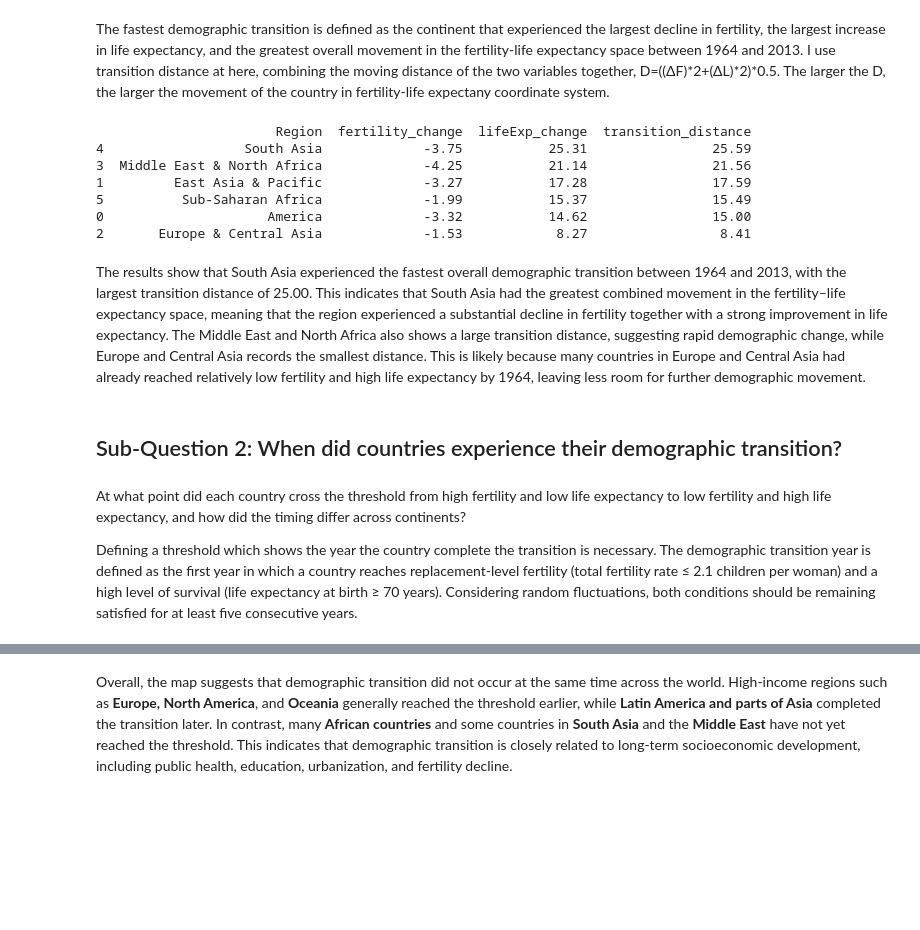
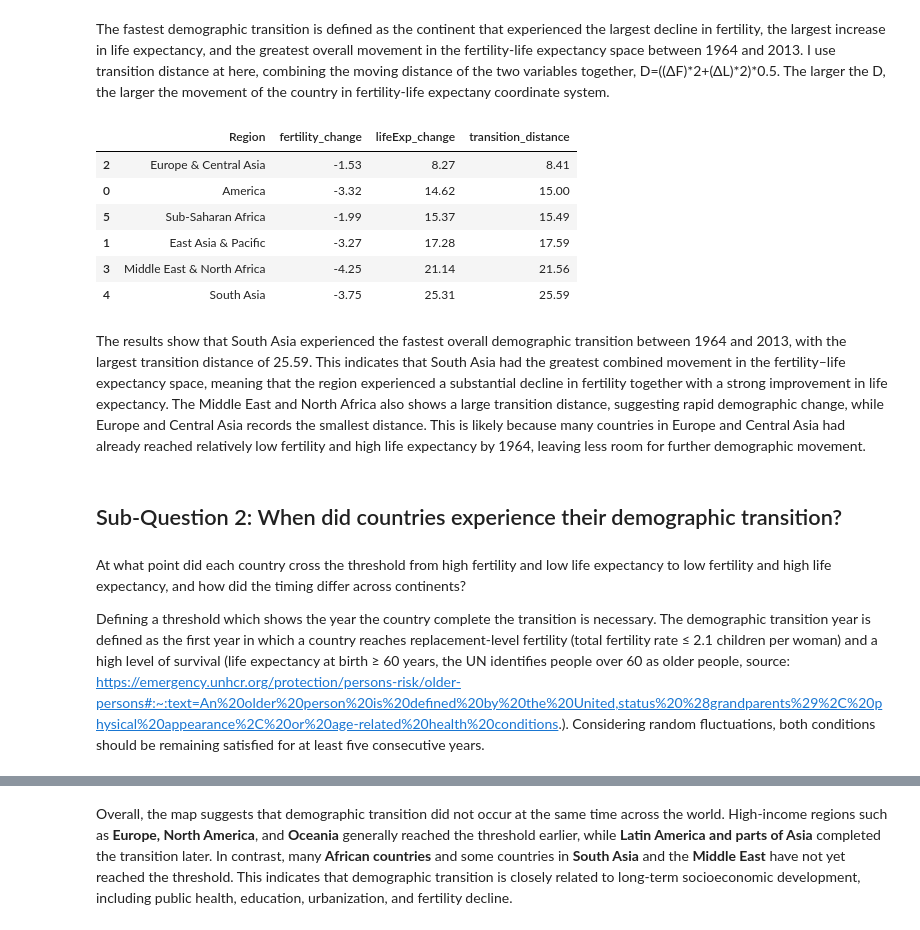
Before and after one commit to waao7749/final-project, a Jupyter notebook: Visualizing Life Expectancy & Fertility.ipynb, the cells around one changed output, grey strips where cells are left out. Cells and saved outputs as stored; diff of their text form; code cells hidden in the pictures; blank space fills up the shorter version.

```diff
--- a/Visualizing Life Expectancy & Fertility.ipynb
+++ b/Visualizing Life Expectancy & Fertility.ipynb
@@ -298,46 +315,41 @@ pivot.columns = [
     f"{variable}_{year}"
     for variable,year in pivot.columns
 ]
 pivot = pivot.reset_index()
 
 pivot["fertility_change"] = (
     pivot["Fertility_2013"] - pivot["Fertility_1964"]
 )
 pivot["lifeExp_change"] = (
     pivot["lifeExp_2013"] - pivot["lifeExp_1964"]
 )
 
 pivot["transition_distance"] = np.sqrt(
     pivot["fertility_change"]**2
     + pivot["lifeExp_change"]**2
 )
 
 pivot = pivot.sort_values(
     "transition_distance",
     ascending = True
 )
 
 summary = pivot[
     ["Region",
     "fertility_change",
     "lifeExp_change",
     "transition_distance"]
 ].round(2)
 
-summary = summary.sort_values(
-    by = "transition_distance",
-    ascending = False
-)
-
-print(summary.to_string(index = True))
+display(summary)
 # %% [output]
-                       Region  fertility_change  lifeExp_change  transition_distance
-4                  South Asia             -3.75           25.31                25.59
-3  Middle East & North Africa             -4.25           21.14                21.56
-1         East Asia & Pacific             -3.27           17.28                17.59
-5          Sub-Saharan Africa             -1.99           15.37                15.49
-0                     America             -3.32           14.62                15.00
-2       Europe & Central Asia             -1.53            8.27                 8.41
+|  | Region | fertility_change | lifeExp_change | transition_distance |
+| 2 | Europe & Central Asia | -1.53 | 8.27 | 8.41 |
+| 0 | America | -3.32 | 14.62 | 15.00 |
+| 5 | Sub-Saharan Africa | -1.99 | 15.37 | 15.49 |
+| 1 | East Asia & Pacific | -3.27 | 17.28 | 17.59 |
+| 3 | Middle East & North Africa | -4.25 | 21.14 | 21.56 |
+| 4 | South Asia | -3.75 | 25.31 | 25.59 |
 # %%
 # plotting
 fig = px.bar(
@@ -366,12 +378,12 @@ fig.update_layout(height = 500, width = 600)
 fig.show()
 # %% [markdown]
-The results show that South Asia experienced the fastest overall demographic transition between 1964 and 2013, with the largest transition distance of 25.00. This indicates that South Asia had the greatest combined movement in the fertility–life expectancy space, meaning that the region experienced a substantial decline in fertility together with a strong improvement in life expectancy. The Middle East and North Africa also shows a large transition distance, suggesting rapid demographic change, while Europe and Central Asia records the smallest distance. This is likely because many countries in Europe and Central Asia had already reached relatively low fertility and high life expectancy by 1964, leaving less room for further demographic movement.
+The results show that South Asia experienced the fastest overall demographic transition between 1964 and 2013, with the largest transition distance of 25.59. This indicates that South Asia had the greatest combined movement in the fertility–life expectancy space, meaning that the region experienced a substantial decline in fertility together with a strong improvement in life expectancy. The Middle East and North Africa also shows a large transition distance, suggesting rapid demographic change, while Europe and Central Asia records the smallest distance. This is likely because many countries in Europe and Central Asia had already reached relatively low fertility and high life expectancy by 1964, leaving less room for further demographic movement.
 # %% [markdown]
 ## Sub-Question 2: When did countries experience their demographic transition?
 # %% [markdown]
 At what point did each country cross the threshold from high fertility and low life expectancy to low fertility and high life expectancy, and how did the timing differ across continents?
 
-Defining a threshold which shows the year the country complete the transition is necessary. The demographic transition year is defined as the first year in which a country reaches replacement-level fertility (total fertility rate ≤ 2.1 children per woman) and a high level of survival (life expectancy at birth ≥ 70 years). Considering random fluctuations, both conditions should be remaining satisfied for at least five consecutive years.
+Defining a threshold which shows the year the country complete the transition is necessary. The demographic transition year is defined as the first year in which a country reaches replacement-level fertility (total fertility rate ≤ 2.1 children per woman) and a high level of survival (life expectancy at birth ≥ 60 years, the UN identifies people over 60 as older people, source: https://emergency.unhcr.org/protection/persons-risk/older-persons#:~:text=An%20older%20person%20is%20defined%20by%20the%20United,status%20%28grandparents%29%2C%20physical%20appearance%2C%20or%20age-related%20health%20conditions.). Considering random fluctuations, both conditions should be remaining satisfied for at least five consecutive years.
 # %%
 def find_transition_year(group):
     condition = (
```
Also changed, not shown: parts of 10 cells of this notebook, 3 other files.
